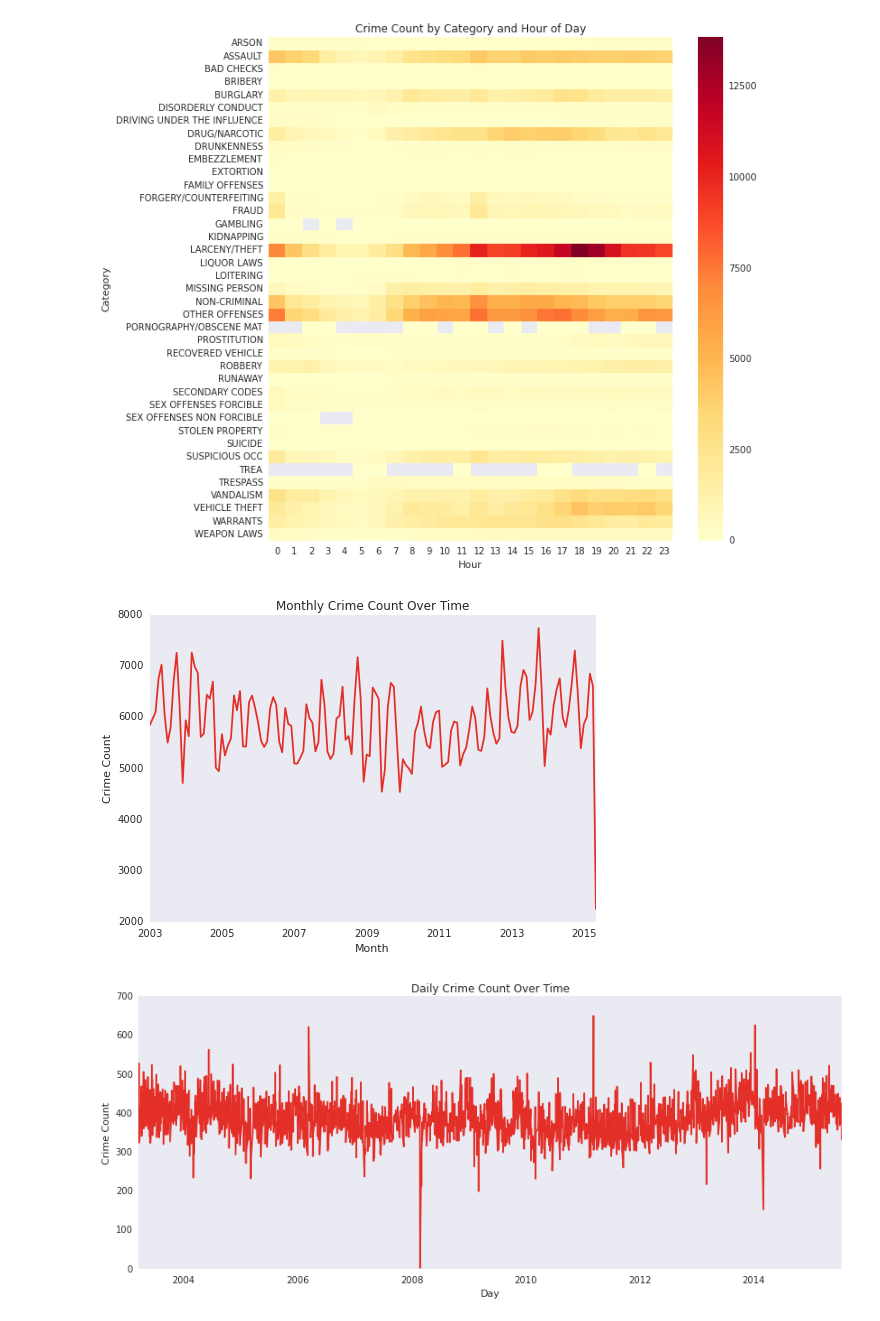
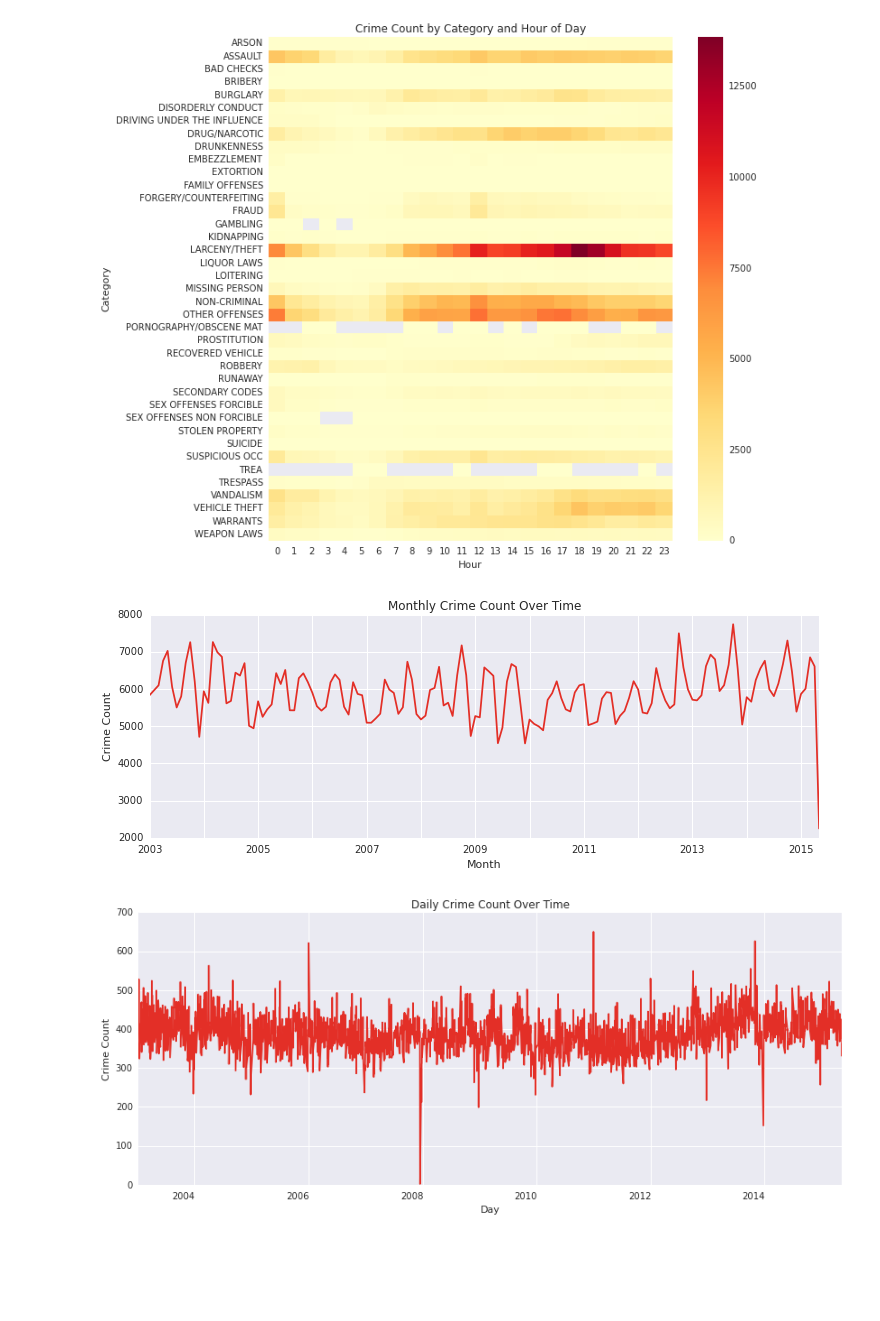
Before and after one commit to carolynamorris/SanFranciscoCrimeClassification, a Jupyter notebook: classification.ipynb, the cells around one changed output. Cells and saved outputs as stored; diff of their text form; code cells hidden in the pictures; blank space fills up the shorter version.

Commit message:
Change background style to dark grid

```diff
--- a/classification.ipynb
+++ b/classification.ipynb
@@ -20,7 +20,7 @@ from matplotlib.colors import ListedColormap
 pd.set_option("display.max_columns", 30)
 # %%
 # Set color palette
-sns.set_style('dark')
+sns.set_style('darkgrid')
 sns.palplot(sns.color_palette('Reds', 8))
 palette = sns.color_palette('Reds', 8)
 my_cmap = ListedColormap(palette)
@@ -188,23 +188,23 @@ plt.show()
 # %%
 # Monthly crime count
 train['Date'] = train.Dates.dt.date
 train['Month'] = ['0'+m if len(m) == 1 else m for m in train.Month.values]
 train['YearMonth'] = train['Year']+train['Month']
 df_monthly = train.YearMonth.astype(int).value_counts().reset_index()
 df_monthly.columns = ['Month', 'Count']
 df_monthly['Count'] = df_monthly.Count.astype(int)
 df_monthly['Month'] = pd.to_datetime(df_monthly.Month, format='%Y%m')
 df_monthly.sort_values('Month', inplace=True)
 df_monthly['Index'] = range(0,len(df_monthly))
 df_monthly.set_index('Index', inplace=True)
 
-df_monthly.plot(x='Month', y='Count', color=palette[5])
+df_monthly.plot(x='Month', y='Count', color=palette[5], figsize=(12,4))
 plt.title('Monthly Crime Count Over Time')
 plt.legend().set_visible(False)
 plt.ylabel('Crime Count')
 plt.show()
 # %% [output]
-[figure, old version]
+[figure, new version]
 # %%
 train['Date'] = train.Dates.dt.date
 train['YearMonthDay'] = train['Year']+train['Month']+train['Day']
```
Also changed, not shown: parts of 2 cells of this notebook.
